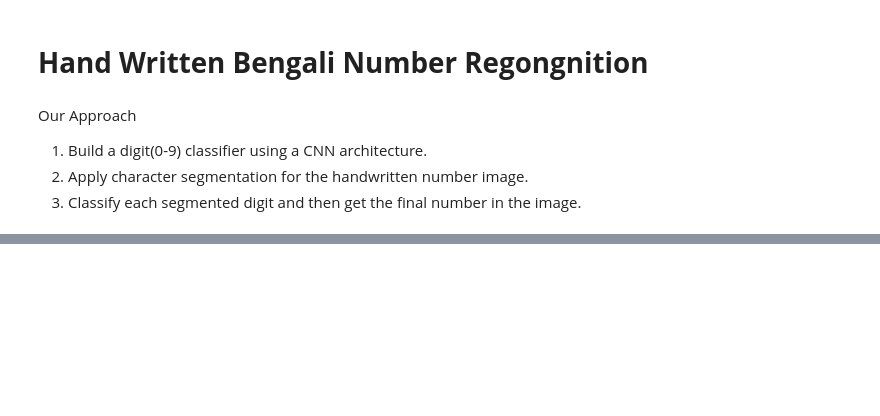
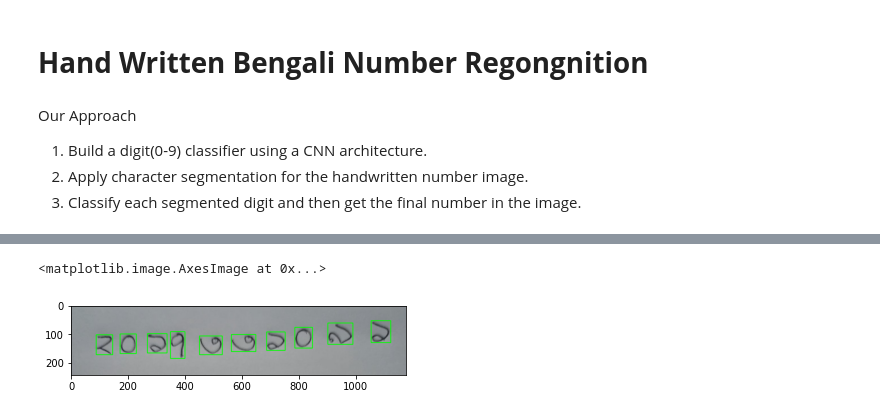
Before and after one commit to SukantoKumarDas/Handwritten-Bangla-Number-Recognition-OCR, a Jupyter notebook: Handwritten_Bengali_Number_Recognition.ipynb, the cells around one changed output, grey strips where cells are left out. Drawn from its saved outputs; the diff is of its cells as text; code cells hidden in the pictures; blank space fills up the shorter version.

```diff
--- a/Handwritten_Bengali_Number_Recognition.ipynb
+++ b/Handwritten_Bengali_Number_Recognition.ipynb
@@ -79,0 +184,37 @@ for i in os.listdir(dir):
+# %%
+def get_degits(img):
+    digits = []
+    image = cv2.imread(img)
+    gray = cv2.cvtColor(image, cv2.COLOR_BGR2GRAY)
+    ret,thresh1 = cv2.threshold(gray ,127,255,cv2.THRESH_BINARY_INV)
+    dilated = cv2.dilate(thresh1, None, iterations=2)
+
+    cnts = cv2.findContours(dilated.copy(), cv2.RETR_EXTERNAL,cv2.CHAIN_APPROX_SIMPLE)
+    cnts = imutils.grab_contours(cnts)
+    cnts = sort_contours(cnts, method="left-to-right")[0]
+    # loop over the contours
+    for c in cnts:
+        if cv2.contourArea(c) > 10:
+            (x, y, w, h) = cv2.boundingRect(c)
+            cv2.rectangle(image, (x, y), (x + w, y + h), (0, 255, 0), 2)
+        roi = gray[y:y + h, x:x + w]
+        thresh = cv2.threshold(roi, 0, 255,cv2.THRESH_BINARY_INV | cv2.THRESH_OTSU)[1]
+        thresh = cv2.resize(thresh, (32, 32), interpolation = cv2.INTER_CUBIC)
+        thresh = thresh.astype("float32") / 255.0
+        thresh = np.expand_dims(thresh, axis=-1)
+        thresh = thresh.reshape(1,32,32,1)
+        ypred = model.predict(thresh)
+        ypred = LB.inverse_transform(ypred)
+        [x] = ypred
+        digits.append(x)
+    return digits, image
+# %%
+def get_number(digit):
+    number = "".join(digit)
+    return number
+# %%
+digit,image = get_degits("D:\\4th_year_1st_semester\\AI-ML-LAB\\Handwritten-Bangla-Number-Recognition-OCR\\evaluation\\2017331091.jpeg")
+number = get_number(digit)
+print(number)
+plt.imshow(image)
+# %% [output]
@@ -79,0 +232,2 @@ for i in os.listdir(dir):
+<matplotlib.image.AxesImage at 0x...>
+[figure, added]
```
Also changed, not shown: parts of 21 cells of this notebook.
